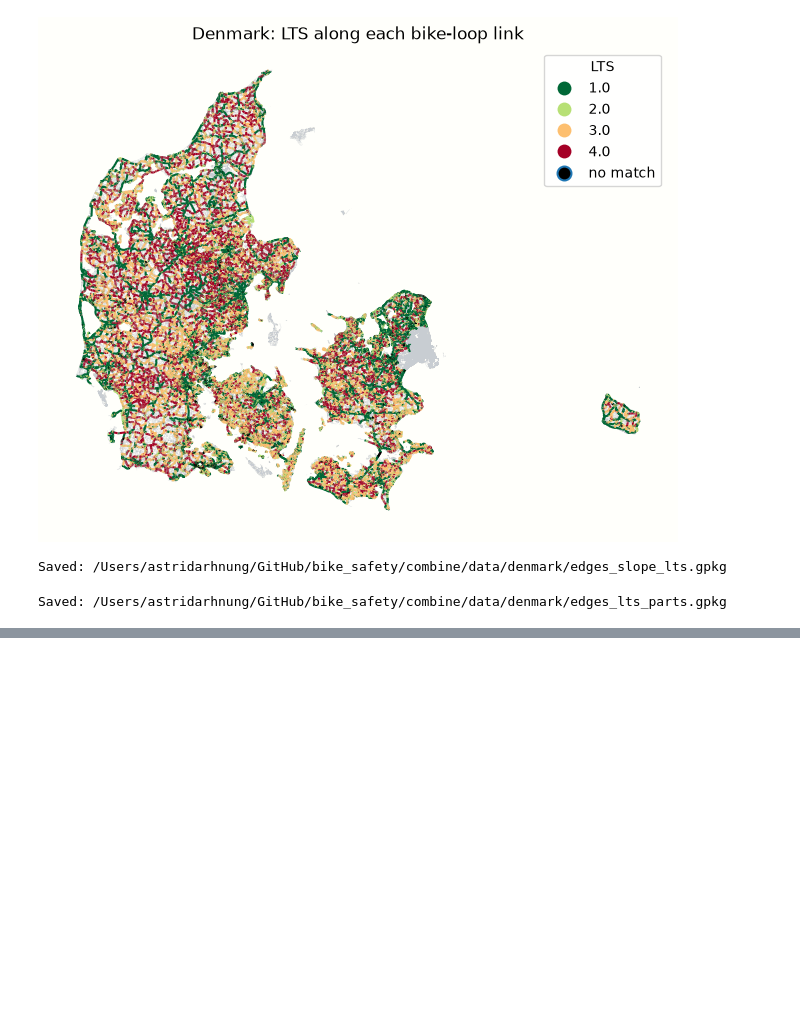
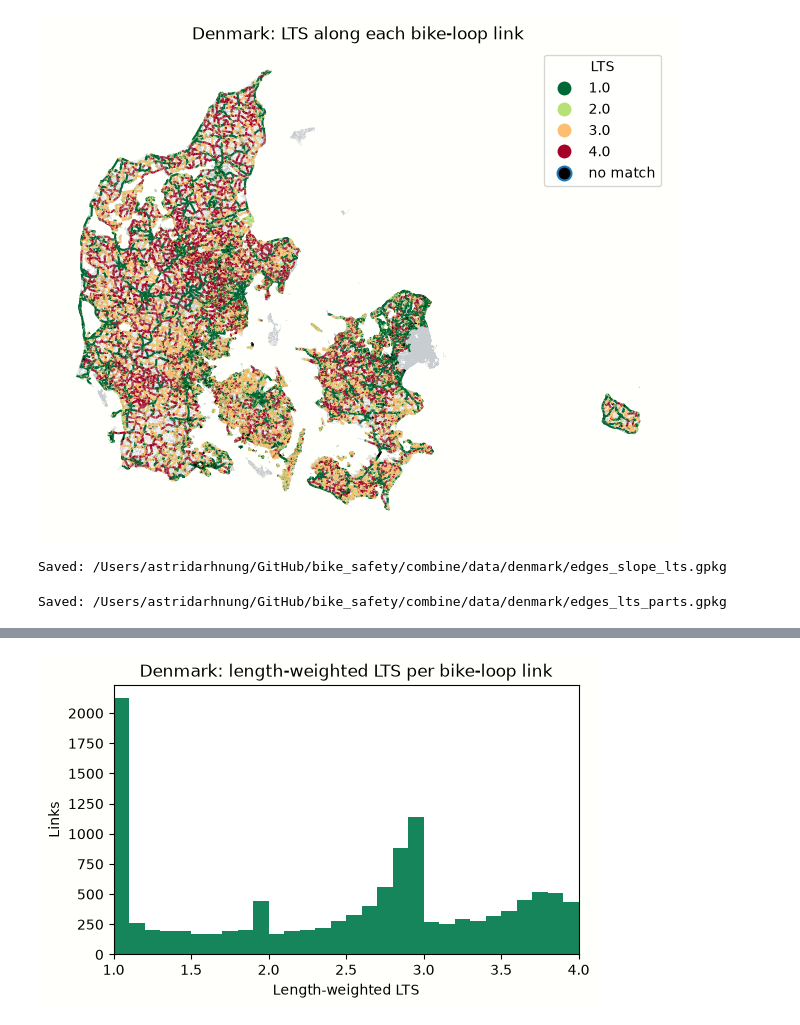
Before and after one commit to AstridArh/bike_safety, a Jupyter notebook: combine/combine_denmark.ipynb, the cells around one changed output, grey strips where cells are left out. Saved outputs shown, nothing was run; the diff lists cells and outputs as text; code cells hidden in the pictures; blank space fills up the shorter version.

Commit message:
Add length-weighted LTS per link + plots for all denmark

```diff
--- a/combine/combine_denmark.ipynb
+++ b/combine/combine_denmark.ipynb
@@ -369,0 +380,10 @@ Saved: /Users/astridarhnung/GitHub/bike_safety/combine/data/denmark/edges_lts_pa
+# %%
+matched_parts = bike_loops_lts_parts.dropna(subset=["lts"])
+
+lts_times_length = (matched_parts["lts"] * matched_parts["length_m"]).groupby(matched_parts["link_id"]).sum()
+matched_length = matched_parts.groupby("link_id")["length_m"].sum()
+
+# Links with no matched parts get NaN
+bike_loops_lts["weighted_lts"] = bike_loops_lts["link_id"].map(lts_times_length / matched_length)
+
+display(bike_loops_lts[["link_id", "edge_id", "mm_len", "max_lts", "weighted_lts", "coverage_pct"]].head(10).round(2))
@@ -369,0 +438,13 @@ Saved: /Users/astridarhnung/GitHub/bike_safety/combine/data/denmark/edges_lts_pa
+# %%
+fig, ax = plt.subplots(figsize=(6, 3.5), facecolor="#fffffb")
+
+ax.hist(bike_loops_lts["weighted_lts"].dropna(), bins=np.arange(1, 4.01, 0.1), color="#16855b")
+ax.set_xlabel("Length-weighted LTS")
+ax.set_ylabel("Links")
+ax.set_xlim(1, 4)
+ax.set_title(f"{SAMPLE.title()}: length-weighted LTS per bike-loop link")
+
+fig.savefig(PLOTS_DIR / f"{SAMPLE}_weighted_lts_histogram.png", dpi=300, bbox_inches="tight")
+plt.show()
+# %% [output]
+[figure, added]
```
Also changed, not shown: parts of 5 cells of this notebook.
